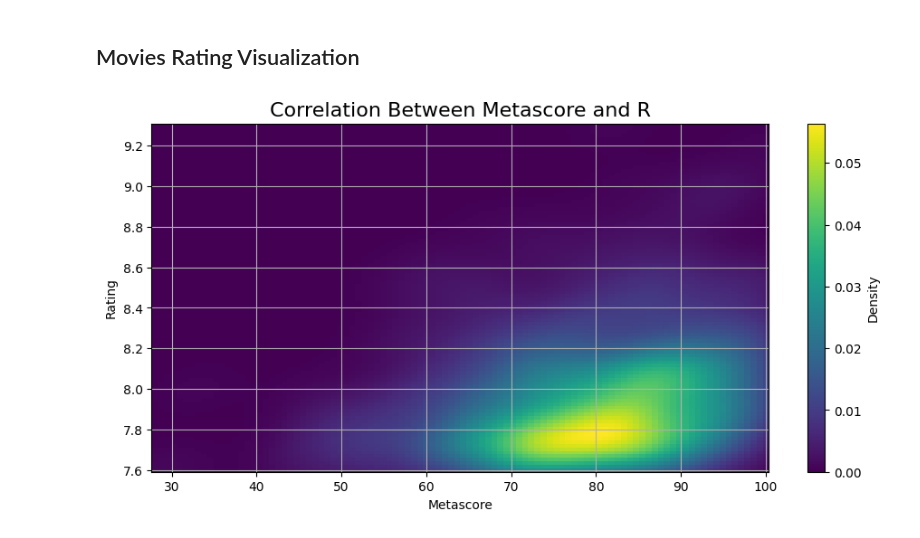
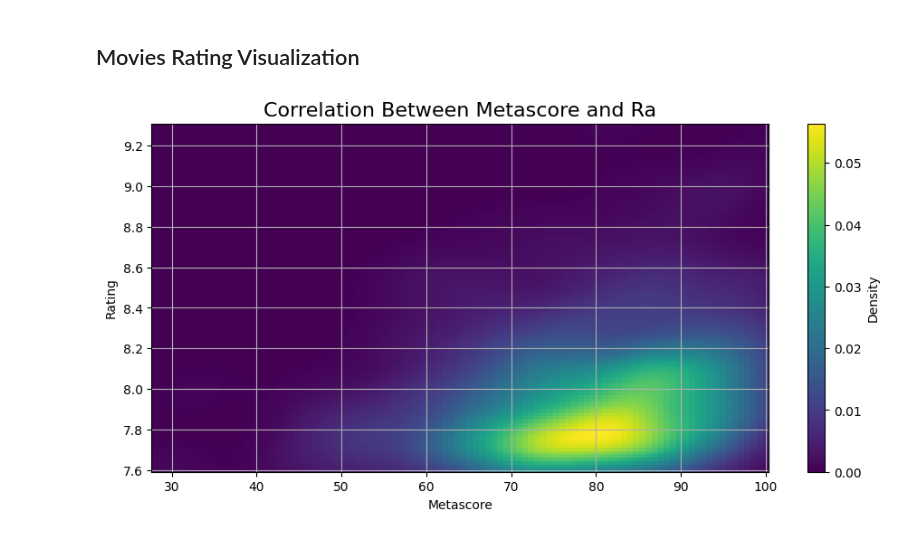
Before and after one commit to kelashkumar-iba/Movies-Rating-Visualization, a Jupyter notebook: Movies_Rating_Visualization.ipynb, the cells around one changed output. Cells and saved outputs as stored; diff of their text form; code cells hidden in the pictures.

Commit message:
Movies Rating Visualization

```diff
--- a/Movies_Rating_Visualization.ipynb
+++ b/Movies_Rating_Visualization.ipynb
@@ -5,32 +5,32 @@ import numpy as np
 import pandas as pd
 import matplotlib.pyplot as plt
 from scipy.stats import gaussian_kde
 
 # Load the dataset
 movies_df = pd.read_csv("D:\\DataCamp\\Datasets\\movies.csv")
 
 # Remove rows with missing Metascore
 movies_df.dropna(subset=['Metascore'], inplace=True)
 
 # Calculate kernel density estimate for KDE plot
 x = movies_df['Metascore']
 y = movies_df['rating']
 k = gaussian_kde(np.vstack([x, y]))
 
 # Evaluate KDE on a grid
 xmin, xmax = x.min(), x.max()
 ymin, ymax = y.min(), y.max()
 xi, yi = np.mgrid[xmin:xmax:100j, ymin:ymax:100j]
 zi = k(np.vstack([xi.flatten(), yi.flatten()]))
 
 # Plot KDE
 plt.figure(figsize=(11, 5))
-plt.title('Correlation Between Metascore and R', fontsize=16)
+plt.title('Correlation Between Metascore and Ra', fontsize=16)
 plt.xlabel('Metascore')
 plt.ylabel('Rating')
 plt.grid(True)
 plt.pcolormesh(xi, yi, zi.reshape(xi.shape), cmap='viridis')
 plt.colorbar(label='Density')
 plt.show()
 # %% [output]
-[figure, old version]
+[figure, new version]
```
